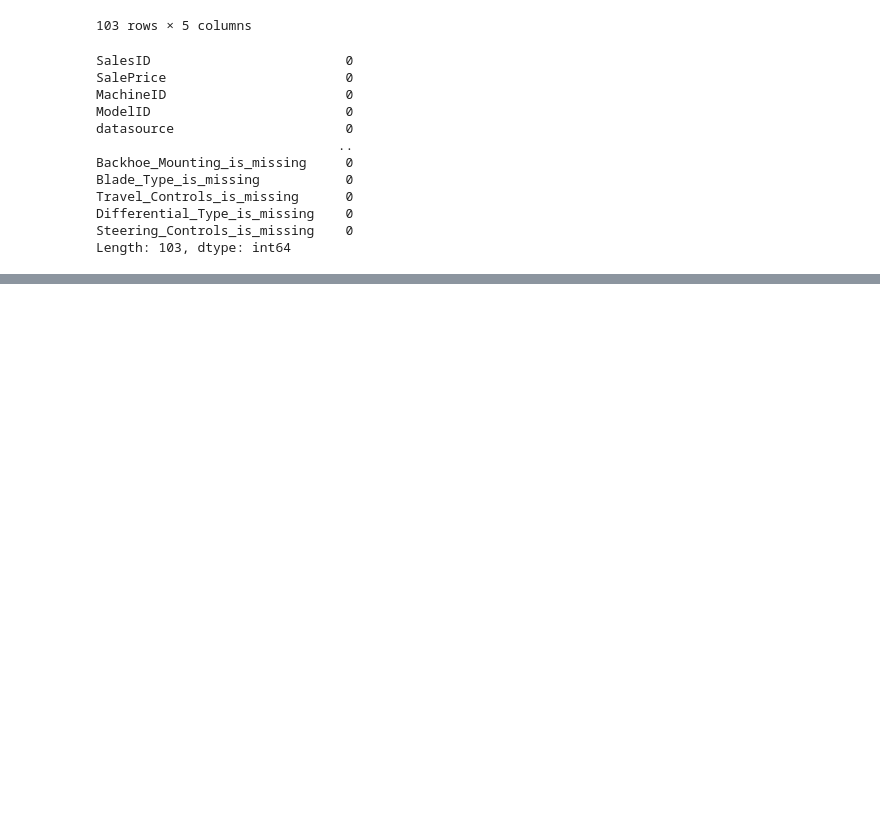
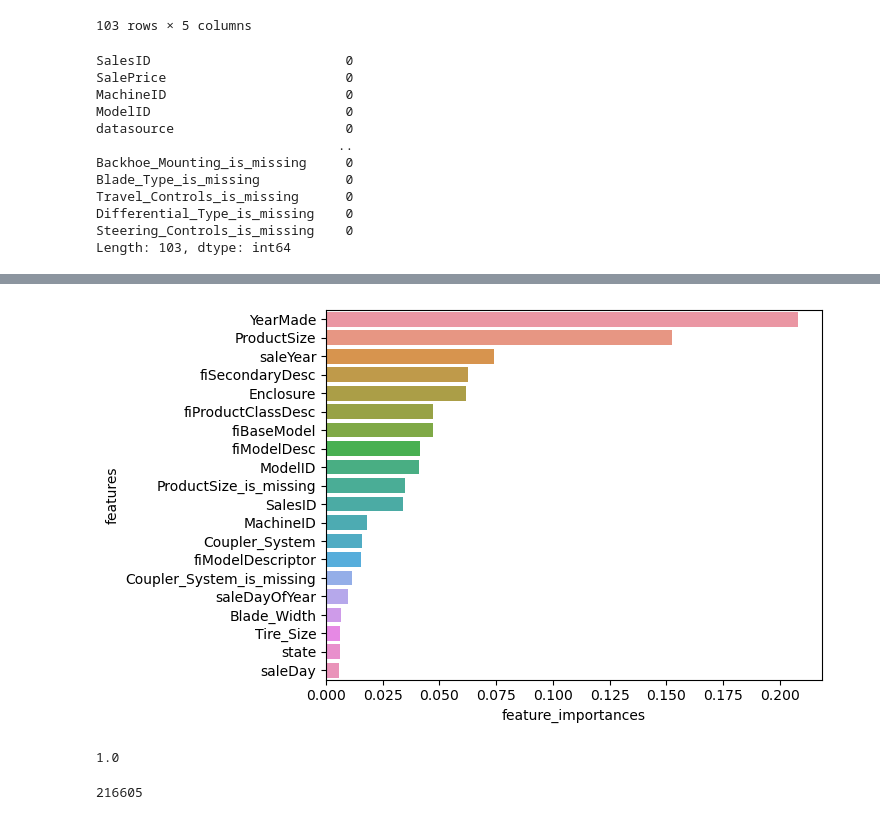
Before and after one commit to Mazhar31/ML-Bulldozer_Price_Prediction, a Jupyter notebook: end-to-end-bulldozer-price-regression.ipynb, the cells around one changed output, grey strips where cells are left out. Saved outputs shown, nothing was run; the diff lists cells and outputs as text; code cells hidden in the pictures; blank space fills up the shorter version.

```diff
--- a/end-to-end-bulldozer-price-regression.ipynb
+++ b/end-to-end-bulldozer-price-regression.ipynb
@@ -780,0 +933,6 @@ Length: 103, dtype: int64
+# %%
+# Change max samples in RandomForestRegressor
+
+model = RandomForestRegressor(n_jobs=-1,
+                              random_state=42,
+                              max_samples=10000)
@@ -780,0 +945,5 @@ Length: 103, dtype: int64
+# %%
+%%time
+
+# Cutting down on the max number of samples each estimator can see improves training time
+model.fit(X_train, y_train)
@@ -780,0 +1034,13 @@ Length: 103, dtype: int64
+# %%
+%%time
+
+# Most ideal hyperparameters
+ideal_model = RandomForestRegressor(n_estimators=40,
+                                    min_samples_leaf=1,
+                                    min_samples_split=14,
+                                    max_features=0.5,
+                                    n_jobs=-1,
+                                    max_samples=None,
+                                    random_state=42)
+# Fit the idea model
+ideal_model.fit(X_train, y_train)
@@ -780,0 +1393,27 @@ Length: 103, dtype: int64
+# %%
+import seaborn as sns
+
+# Helper function for plotting feature importance
+def plot_features(columns, importances, n=20):
+    df = (pd.DataFrame({"features": columns,
+                        "feature_importances": importances})
+         .sort_values("feature_importances", ascending=False)
+         .reset_index(drop=True))
+
+    # Plot the dataframe
+    sns.barplot(x="feature_importances",
+                y="features",
+                data=df[:n],
+                orient="h")
+# %%
+plot_features(X_train.columns, ideal_model.feature_importances_)
+# %% [output]
+[figure, added]
+# %%
+sum(ideal_model.feature_importances_)
+# %% [output]
+1.0
+# %%
+df.ProductSize.isna().sum()
+# %% [output]
+216605
```
Also changed, not shown: parts of 57 cells of this notebook.
